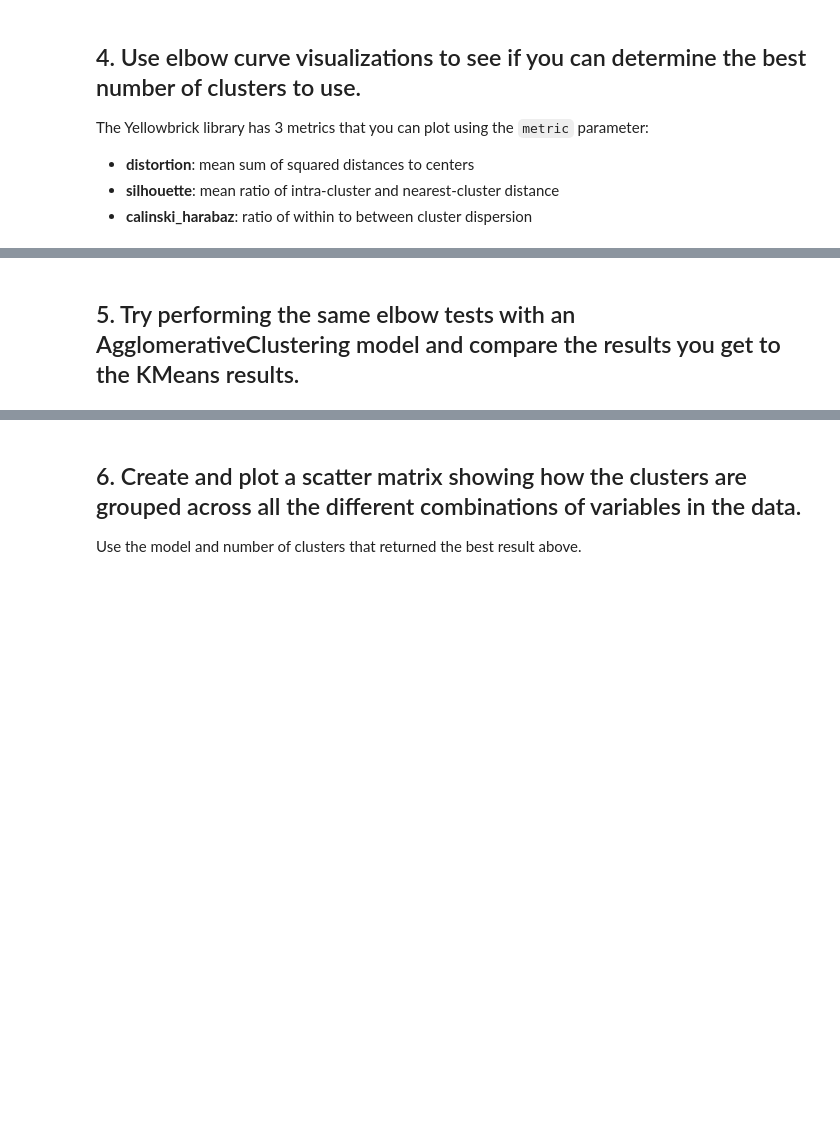
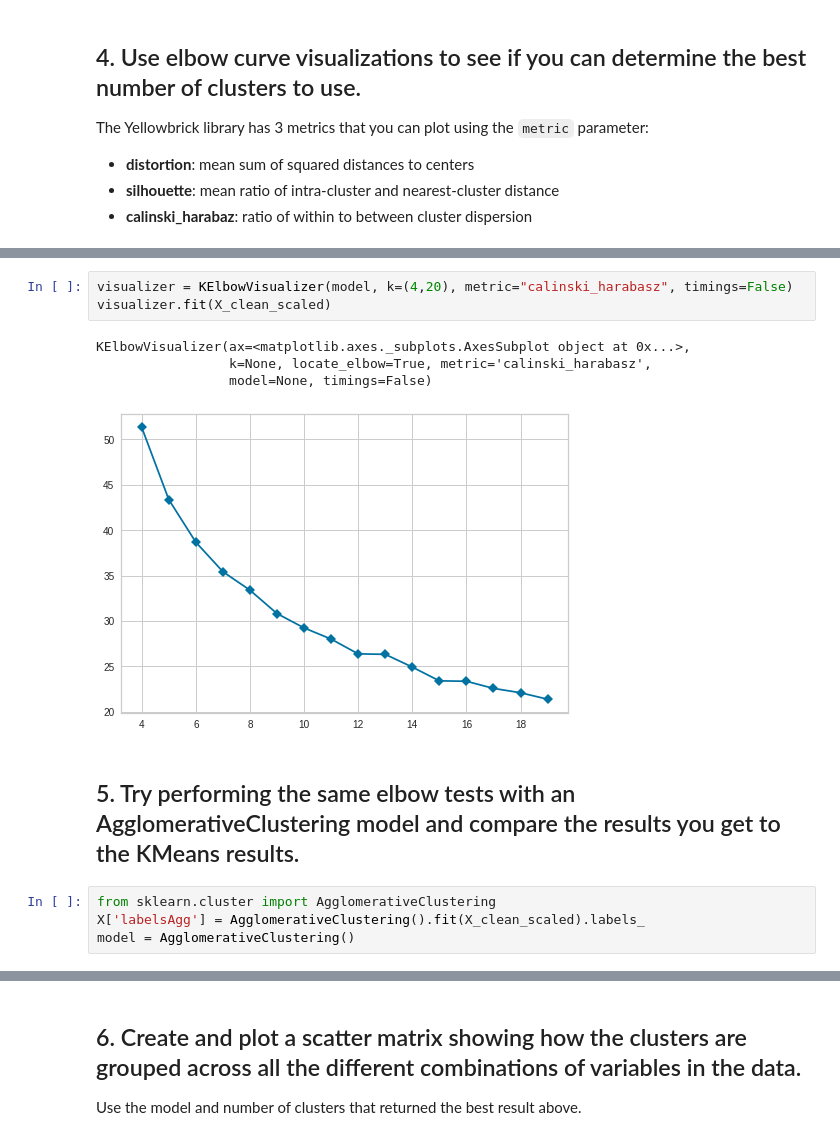
Before and after one commit to rihp/datamad0320, a Jupyter notebook: module-3/lab-unsupervised-learning-evaluation/your-code/main.ipynb, the cells around one changed output, grey strips where cells are left out. Cells and saved outputs as stored; diff of their text form; blank space fills up the shorter version.

```diff
--- a/module-3/lab-unsupervised-learning-evaluation/your-code/main.ipynb
+++ b/module-3/lab-unsupervised-learning-evaluation/your-code/main.ipynb
@@ -97,2 +115,14 @@ The Yellowbrick library has 3 metrics that you can plot using the `metric` param
+# %%
+visualizer = KElbowVisualizer(model, k=(4,20), metric="calinski_harabasz", timings=False)
+visualizer.fit(X_clean_scaled)
+# %% [output]
+KElbowVisualizer(ax=<matplotlib.axes._subplots.AxesSubplot object at 0x...>,
+                 k=None, locate_elbow=True, metric='calinski_harabasz',
+                 model=None, timings=False)
+[figure, added]
 # %% [markdown]
 ## 5. Try performing the same elbow tests with an AgglomerativeClustering model and compare the results you get to the KMeans results.
+# %%
+from sklearn.cluster import AgglomerativeClustering
+X['labelsAgg'] = AgglomerativeClustering().fit(X_clean_scaled).labels_
+model = AgglomerativeClustering()
```
Also changed, not shown: parts of 14 cells of this notebook.
